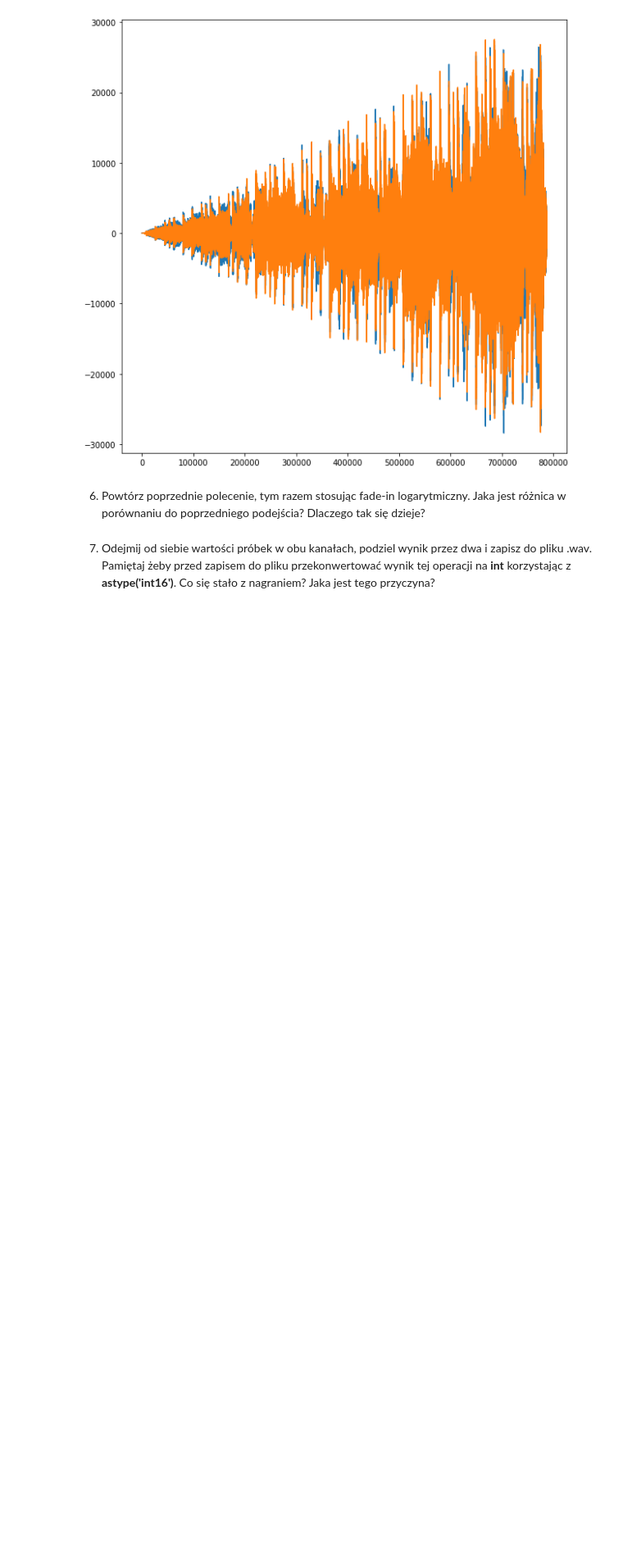
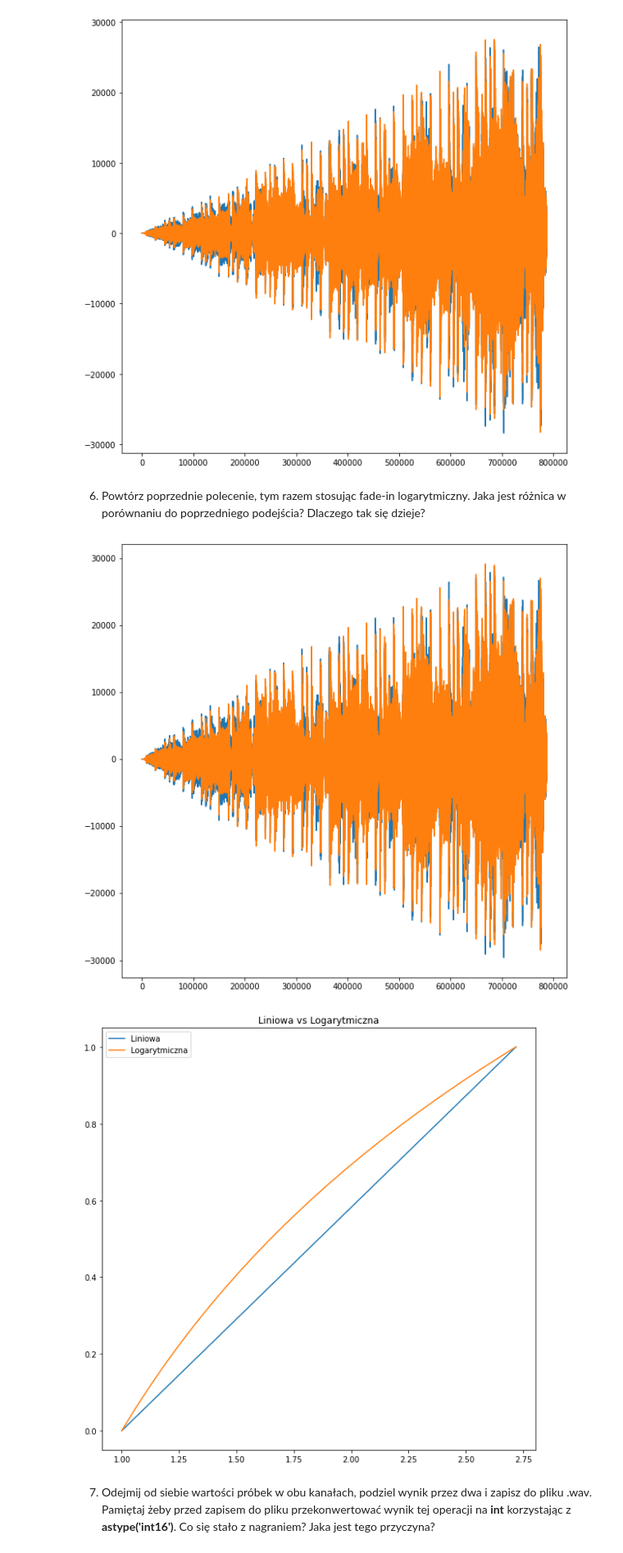
Before and after one commit to Endrju00/PUT-KCK, a Jupyter notebook: lab2/Python-narzedzia.ipynb, the cells around one changed output. Shown at 82% size. Cells and saved outputs as stored; diff of their text form; code cells hidden in the pictures; blank space fills up the shorter version.

```diff
--- a/lab2/Python-narzedzia.ipynb
+++ b/lab2/Python-narzedzia.ipynb
@@ -481,5 +482,28 @@ wavfile.write("test3.wav", samplerate, data)
 [figure]
 # %% [markdown]
 6. Powtórz poprzednie polecenie, tym razem stosując fade-in logarytmiczny. Jaka jest różnica w porównaniu do poprzedniego podejścia? Dlaczego tak się dzieje?
+# %%
+samplerate, data = wavfile.read('leto.wav')
+signal1 = data[0:, 0]
+signal2 = data[0:, 1]
+
+kernel = np.log(np.linspace(1, np.exp(1), len(data)))
+
+data[0:, 0] = signal1 * kernel
+data[0:, 1] = signal2 * kernel
+plt.plot(data)
+plt.show()
+wavfile.write("test4.wav", samplerate, data)
+
+# Róznica polega na tym, że fade in logarytmiczny będzie osiągać wyższe wartości szybiciej.
+# Wynika to z różnic 2 przebiegu funkcji f(x)=log(x) w przedziale (1, e) oraz dunkcji f(x) = x w przedziale (0, 1).
+plt.plot(np.linspace(1, np.exp(1)), np.linspace(0, 1), label="Liniowa")
+plt.plot(np.linspace(1, np.exp(1)), np.log(np.linspace(1, np.exp(1))), label="Logarytmiczna")
+plt.legend()
+plt.title("Liniowa vs Logarytmiczna")
+plt.show()
+# %% [output]
+[figure, added]
+[figure, added]
 # %% [markdown]
 7. Odejmij od siebie wartości próbek w obu kanałach, podziel wynik przez dwa i zapisz do pliku .wav. Pamiętaj żeby przed zapisem do pliku przekonwertować wynik tej operacji na <b>int</b> korzystając z <b>astype('int16')</b>. Co się stało z nagraniem? Jaka jest tego przyczyna?
```
Also changed, not shown: parts of 1 cell of this notebook.
